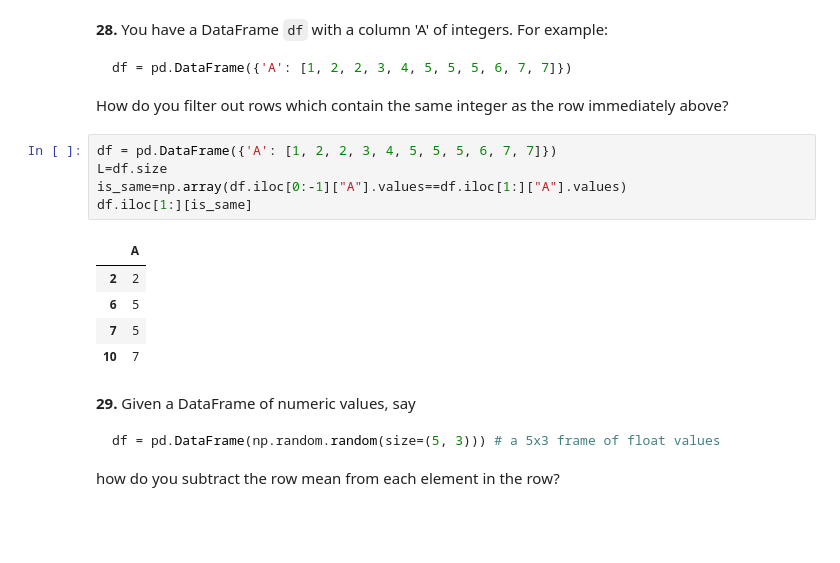
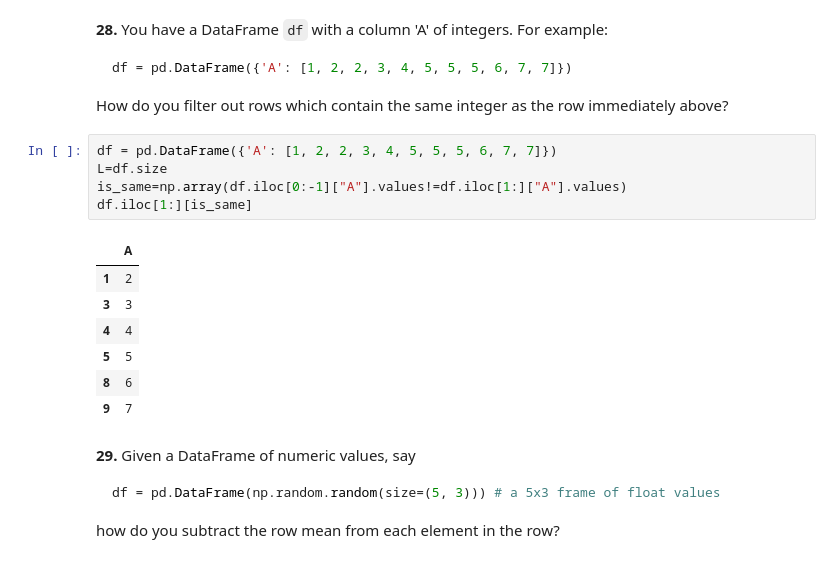
Before and after one commit to Avraham2489/DS_Training, a Jupyter notebook: B - Python/pandas/pandas_puzzles.ipynb, the cells around one changed output. Saved outputs shown, nothing was run; the diff lists cells and outputs as text; blank space fills up the shorter version.

````diff
--- a/B - Python/pandas/pandas_puzzles.ipynb
+++ b/B - Python/pandas/pandas_puzzles.ipynb
@@ -461,14 +458,16 @@ How do you filter out rows which contain the same integer as the row immediately
 # %%
 df = pd.DataFrame({'A': [1, 2, 2, 3, 4, 5, 5, 5, 6, 7, 7]})
 L=df.size
-is_same=np.array(df.iloc[0:-1]["A"].values==df.iloc[1:]["A"].values)
+is_same=np.array(df.iloc[0:-1]["A"].values!=df.iloc[1:]["A"].values)
 df.iloc[1:][is_same]
 # %% [output]
 |  | A |
-| 2 | 2 |
-| 6 | 5 |
-| 7 | 5 |
-| 10 | 7 |
+| 1 | 2 |
+| 3 | 3 |
+| 4 | 4 |
+| 5 | 5 |
+| 8 | 6 |
+| 9 | 7 |
 # %% [markdown]
 **29.** Given a DataFrame of numeric values, say
 ```python
````
Also changed, not shown: parts of 34 cells of this notebook, 3 other files.
